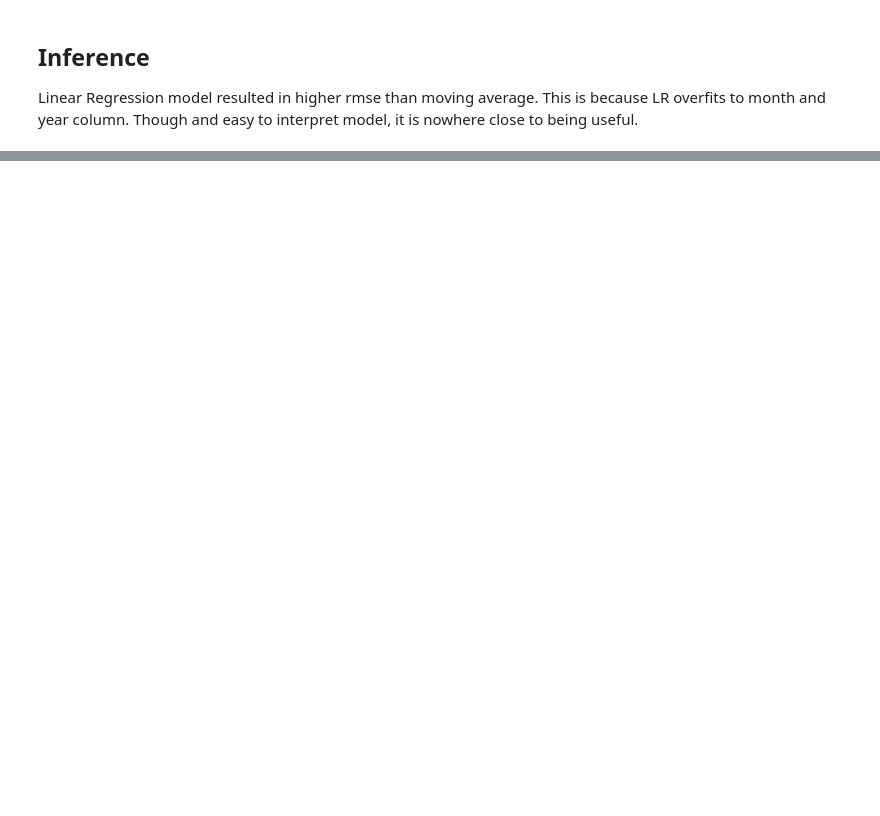
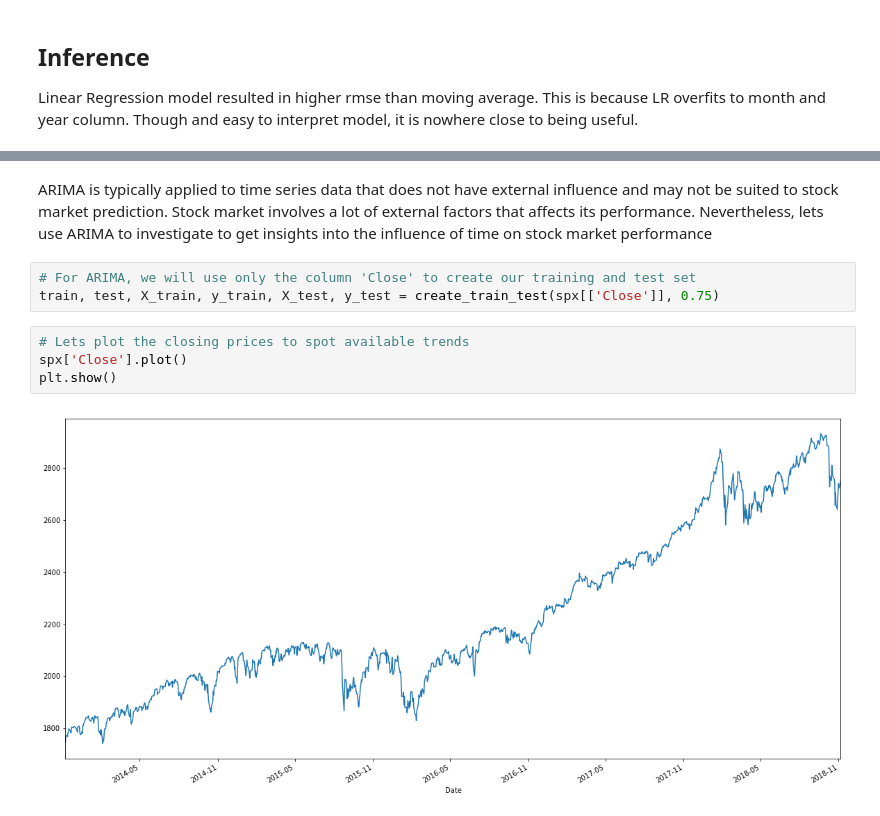
Before and after one commit to nagaraj-h/stock_index_prediction, a Jupyter notebook: spx.ipynb, the cells around one changed output, grey strips where cells are left out. Drawn from its saved outputs; the diff is of its cells as text; blank space fills up the shorter version.

```diff
--- a/spx.ipynb
+++ b/spx.ipynb
@@ -288,0 +335,11 @@ Linear Regression model resulted in higher rmse than moving average. This is bec
+# %% [markdown]
+ARIMA is typically applied to time series data that does not have external influence and may not be suited to stock market prediction.  Stock market involves a lot of external factors that affects its performance.  Nevertheless, lets use ARIMA to investigate to get insights into the influence of time on stock market performance
+# %%
+# For ARIMA, we will use only the column 'Close' to create our training and test set
+train, test, X_train, y_train, X_test, y_test = create_train_test(spx[['Close']], 0.75)
+# %%
+# Lets plot the closing prices to spot available trends
+spx['Close'].plot()
+plt.show()
+# %% [output]
+[figure, added]
```
Also changed, not shown: parts of 39 cells of this notebook.
